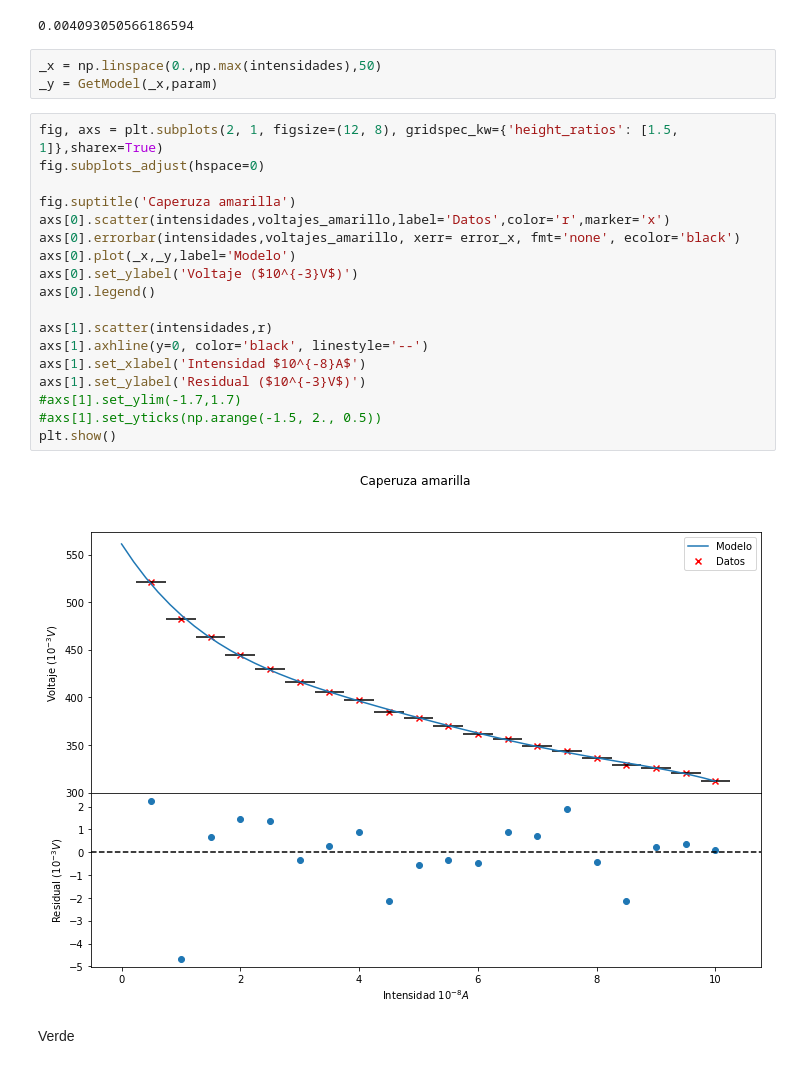
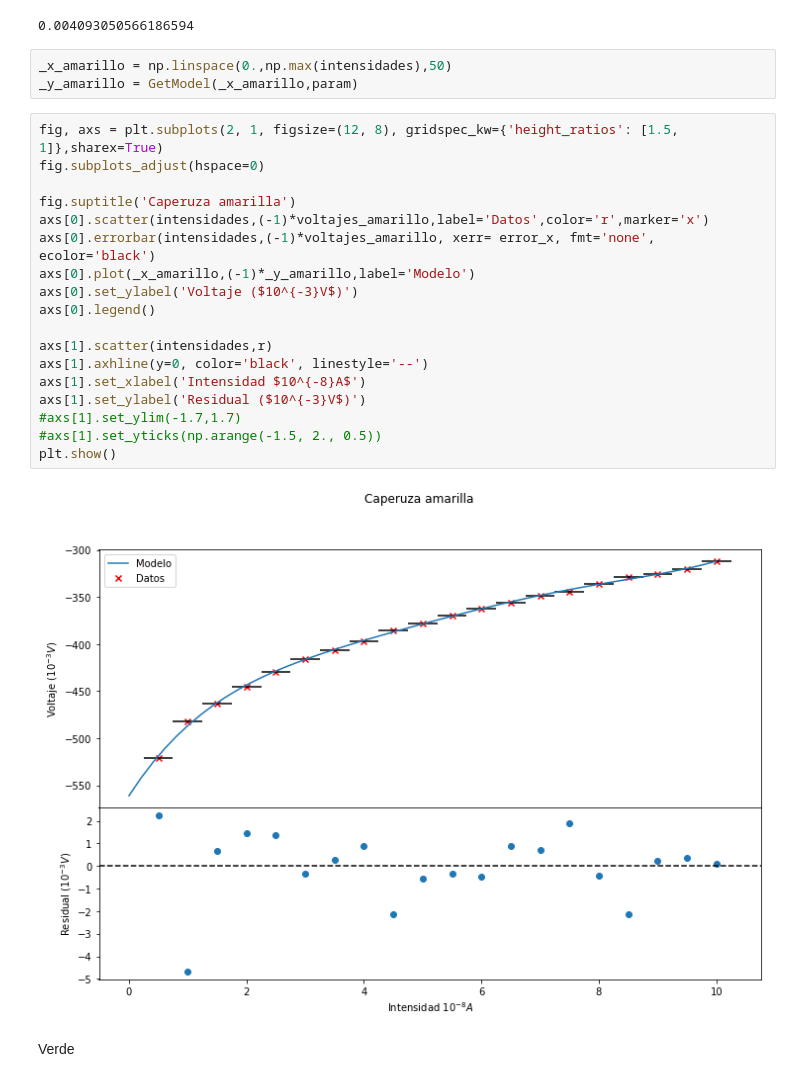
Before and after one commit to slaverdeg/Laboratorio-Moderna-GitHub, a Jupyter notebook: Efecto fotoeléctrico/código e_f.ipynb, the cells around one changed output. Drawn from its saved outputs; the diff is of its cells as text.

```diff
--- a/Efecto fotoeléctrico/código e_f.ipynb
+++ b/Efecto fotoeléctrico/código e_f.ipynb
@@ -270,28 +284,28 @@ dvf_amarillo
 # %% [output]
 0.004093050566186594
 # %%
-_x = np.linspace(0.,np.max(intensidades),50)
-_y = GetModel(_x,param)
+_x_amarillo = np.linspace(0.,np.max(intensidades),50)
+_y_amarillo = GetModel(_x_amarillo,param)
 # %%
 fig, axs = plt.subplots(2, 1, figsize=(12, 8), gridspec_kw={'height_ratios': [1.5, 1]},sharex=True)
 fig.subplots_adjust(hspace=0)
 
 fig.suptitle('Caperuza amarilla')
-axs[0].scatter(intensidades,voltajes_amarillo,label='Datos',color='r',marker='x')
-axs[0].errorbar(intensidades,voltajes_amarillo, xerr= error_x, fmt='none', ecolor='black')
-axs[0].plot(_x,_y,label='Modelo')
+axs[0].scatter(intensidades,(-1)*voltajes_amarillo,label='Datos',color='r',marker='x')
+axs[0].errorbar(intensidades,(-1)*voltajes_amarillo, xerr= error_x, fmt='none', ecolor='black')
+axs[0].plot(_x_amarillo,(-1)*_y_amarillo,label='Modelo')
 axs[0].set_ylabel('Voltaje ($10^{-3}V$)')
 axs[0].legend()
 
 axs[1].scatter(intensidades,r)
 axs[1].axhline(y=0, color='black', linestyle='--')
 axs[1].set_xlabel('Intensidad $10^{-8}A$')
 axs[1].set_ylabel('Residual ($10^{-3}V$)')
 #axs[1].set_ylim(-1.7,1.7)
 #axs[1].set_yticks(np.arange(-1.5, 2., 0.5))
 plt.show()
 # %% [output]
-[figure, old version]
+[figure, new version]
 # %% [markdown]
 Verde
 # %%
```
Also changed, not shown: parts of 24 cells of this notebook, 11 other files.
